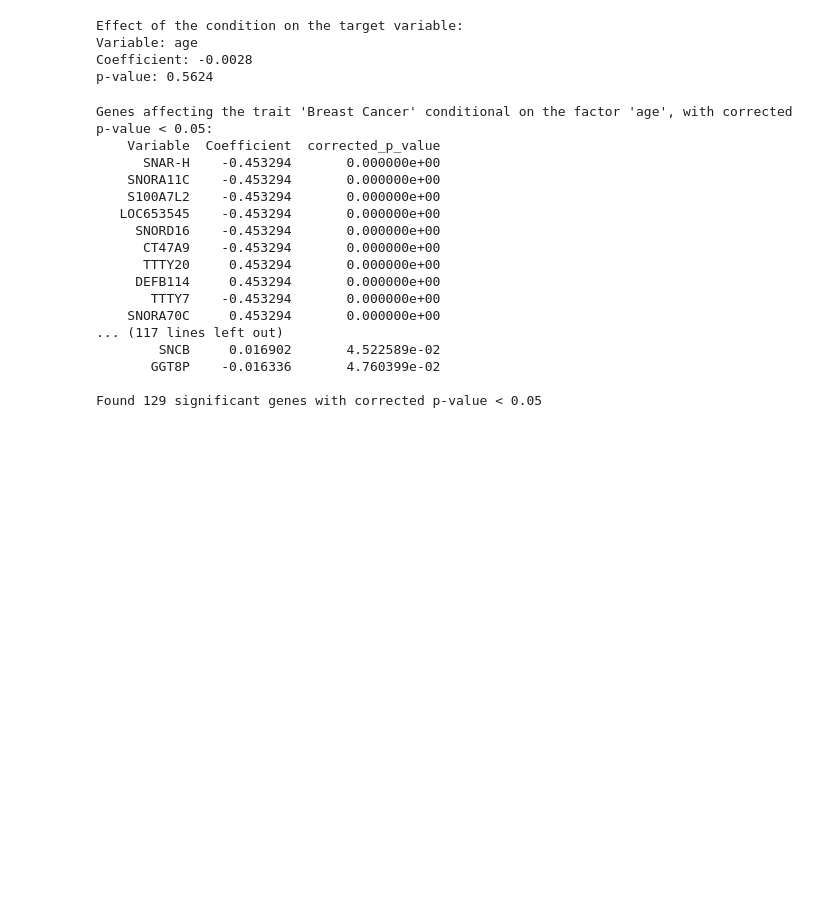
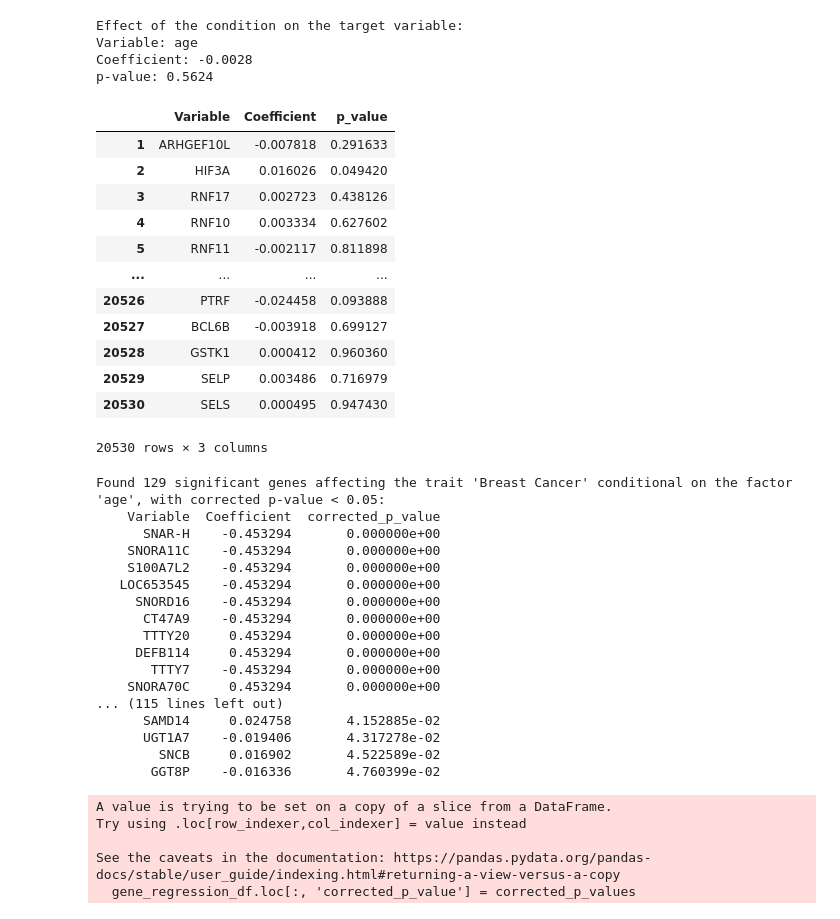
Before and after one commit to JianJinglin/Gold-Standard-Pipeline-Guide, a Jupyter notebook: gold_standard_pipeline.ipynb, the cells around one changed output. Drawn from its saved outputs; the diff is of its cells as text; code cells hidden in the pictures; blank space fills up the shorter version.

```diff
--- a/gold_standard_pipeline.ipynb
+++ b/gold_standard_pipeline.ipynb
@@ -307,26 +322,42 @@ Effect of the condition on the target variable:
 Variable: age
 Coefficient: -0.0028
 p-value: 0.5624
+# %%
+gene_regression_df = regression_df.loc[1:]
+gene_regression_df
+# %% [output]
+|  | Variable | Coefficient | p_value |
+| 1 | ARHGEF10L | -0.007818 | 0.291633 |
+| 2 | HIF3A | 0.016026 | 0.049420 |
+| 3 | RNF17 | 0.002723 | 0.438126 |
+| 4 | RNF10 | 0.003334 | 0.627602 |
+| 5 | RNF11 | -0.002117 | 0.811898 |
+| ... | ... | ... | ... |
+| 20526 | PTRF | -0.024458 | 0.093888 |
+| 20527 | BCL6B | -0.003918 | 0.699127 |
+| 20528 | GSTK1 | 0.000412 | 0.960360 |
+| 20529 | SELP | 0.003486 | 0.716979 |
+| 20530 | SELS | 0.000495 | 0.947430 |
+20530 rows × 3 columns
 # %%
 threshold = 0.05
-# Apply the Benjamini-Hochberg correction
-rejected, corrected_p_values, _, _ = multipletests(regression_df['p_value'][1:], alpha=threshold, method='fdr_bh')
 
-# Add the corrected p-values to the DataFrame (ignoring the first row which is the condition)
-regression_df.loc[1:, 'corrected_p_value'] = corrected_p_values
+# Apply the Benjamini-Hochberg correction, to get the corrected p-values
+corrected_p_values = multipletests(gene_regression_df['p_value'], alpha=threshold, method='fdr_bh')[1]
+gene_regression_df.loc[:, 'corrected_p_value'] = corrected_p_values
 
-# Now filter based on the corrected p-values
-significant_genes = regression_df.loc[(regression_df.index > 0) & (regression_df['corrected_p_value'] < threshold)]
+significant_genes = gene_regression_df.loc[gene_regression_df['corrected_p_value'] < threshold]
 significant_genes_sorted = significant_genes.sort_values('corrected_p_value')
 
-# Print and/or save your results as before
-print(f"Genes affecting the trait '{TRAIT}' conditional on the factor '{CONDITION}', with corrected p-value < {threshold}:")
+print(f"Found {len(significant_genes_sorted)} significant genes affecting the trait '{TRAIT}' conditional on the factor '{CONDITION}', with corrected p-value < {threshold}:")
 print(significant_genes_sorted[['Variable', 'Coefficient', 'corrected_p_value']].to_string(index=False))
-print(f"\nFound {len(significant_genes_sorted)} significant genes with corrected p-value < {threshold}")
-# Save this to a CSV file
-significant_genes_sorted.to_csv('significant_genes_report_corrected.csv', index=False)
+
+# Optionally, save this to a CSV file
+if not os.path.exists('./output'):
+    os.makedirs('./output', exist_ok=True)
+significant_genes_sorted.to_csv(f'output/{TRAIT}_{CONDITION}_significant_genes.csv', index=False)
 # %% [output]
-Genes affecting the trait 'Breast Cancer' conditional on the factor 'age', with corrected p-value < 0.05:
+Found 129 significant genes affecting the trait 'Breast Cancer' conditional on the factor 'age', with corrected p-value < 0.05:
     Variable  Coefficient  corrected_p_value
       SNAR-H    -0.453294       0.000000e+00
     SNORA11C    -0.453294       0.000000e+00
@@ -338,8 +369,13 @@ Genes affecting the trait 'Breast Cancer' conditional on the factor 'age', with
      DEFB114     0.453294       0.000000e+00
        TTTY7    -0.453294       0.000000e+00
     SNORA70C     0.453294       0.000000e+00
-... (117 lines left out)
+... (115 lines left out)
+      SAMD14     0.024758       4.152885e-02
+      UGT1A7    -0.019406       4.317278e-02
         SNCB     0.016902       4.522589e-02
        GGT8P    -0.016336       4.760399e-02
-
-Found 129 significant genes with corrected p-value < 0.05
+A value is trying to be set on a copy of a slice from a DataFrame.
+Try using .loc[row_indexer,col_indexer] = value instead
+
+See the caveats in the documentation: https://pandas.pydata.org/pandas-docs/stable/user_guide/indexing.html#returning-a-view-versus-a-copy
+  gene_regression_df.loc[:, 'corrected_p_value'] = corrected_p_values
```
Also changed, not shown: parts of 31 cells of this notebook.
